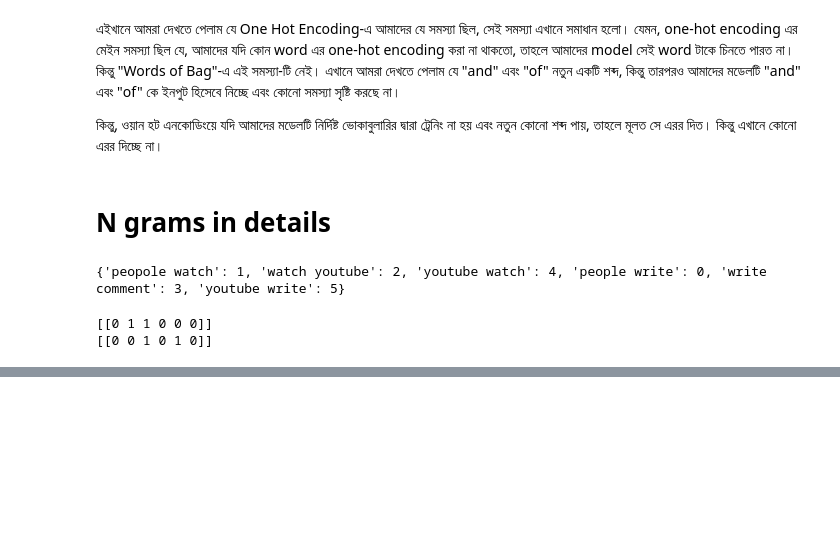
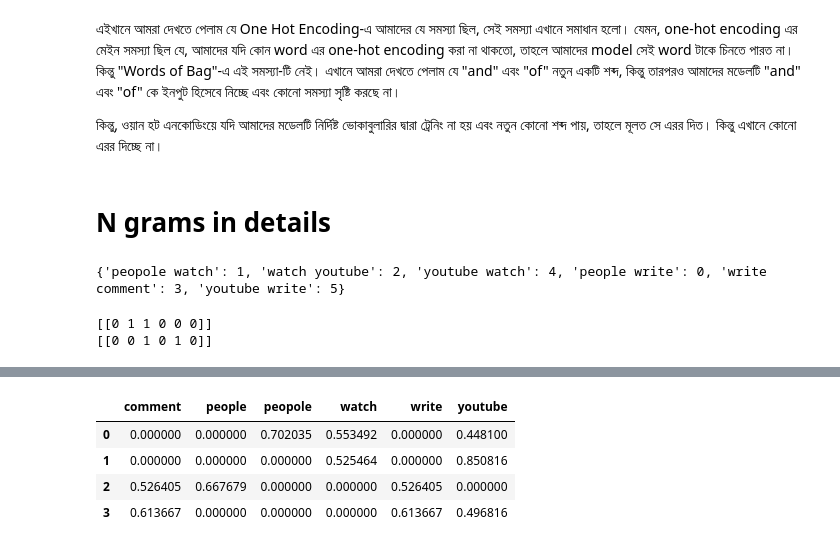
Before and after one commit to arman-hossain45/Natural_Language_-Processing, a Jupyter notebook: text_preprocessing_part_2.ipynb, the cells around one changed output, grey strips where cells are left out. Drawn from its saved outputs; the diff is of its cells as text; code cells hidden in the pictures; blank space fills up the shorter version.

```diff
--- a/text_preprocessing_part_2.ipynb
+++ b/text_preprocessing_part_2.ipynb
@@ -69,0 +90,20 @@ print(bow[1].toarray())
+# %%
+# create TF-IDF vectorizer
+
+tfidf = TfidfVectorizer()
+# learn vocabullary + compute TF-IDF
+
+X = tfidf.fit_transform(df['text'])
+# %%
+# convert spares matrix to data frame
+
+tfidf_df = pd.DataFrame(X.toarray(),
+                        columns = tfidf.get_feature_names_out())
+
+tfidf_df
+# %% [output]
+|  | comment | people | peopole | watch | write | youtube |
+| 0 | 0.000000 | 0.000000 | 0.702035 | 0.553492 | 0.000000 | 0.448100 |
+| 1 | 0.000000 | 0.000000 | 0.000000 | 0.525464 | 0.000000 | 0.850816 |
+| 2 | 0.526405 | 0.667679 | 0.000000 | 0.000000 | 0.526405 | 0.000000 |
+| 3 | 0.613667 | 0.000000 | 0.000000 | 0.000000 | 0.613667 | 0.496816 |
```
Also changed, not shown: parts of 4 cells of this notebook.
